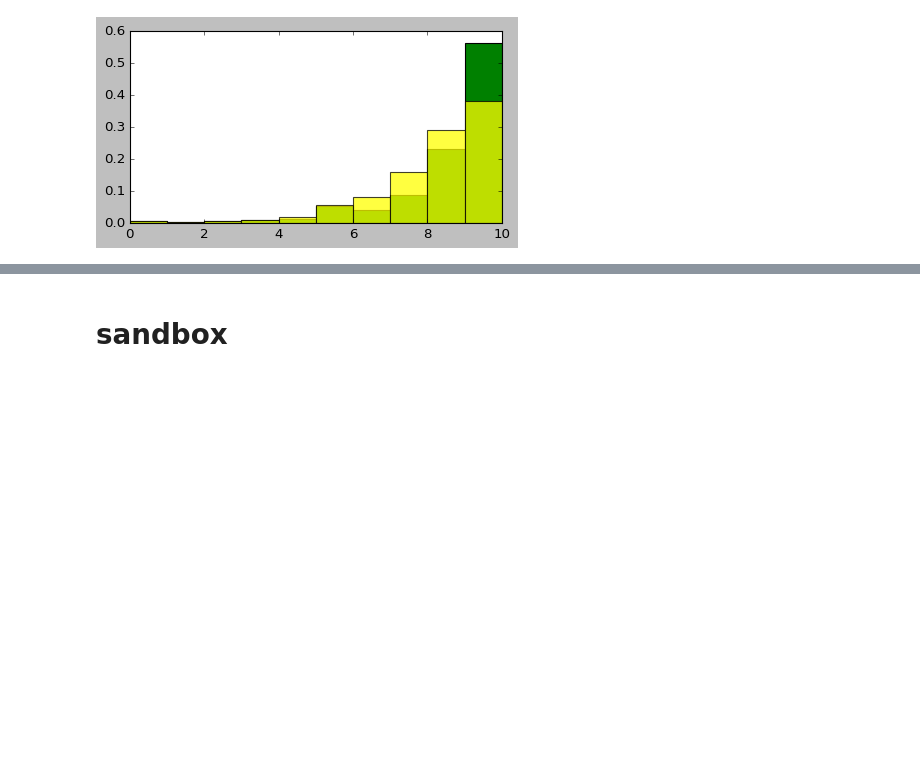
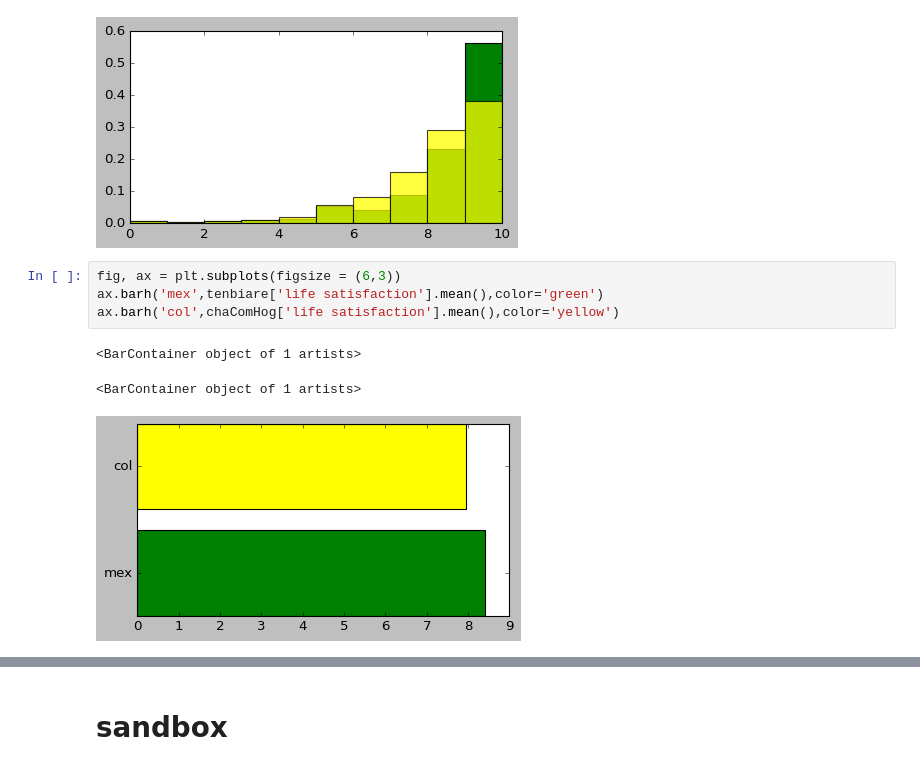
Before and after one commit to theaok/linaColMex, a Jupyter notebook: linaColMex.ipynb, the cells around one changed output, grey strips where cells are left out. Drawn from its saved outputs; the diff is of its cells as text; blank space fills up the shorter version.

```diff
--- a/linaColMex.ipynb
+++ b/linaColMex.ipynb
@@ -913,3 +913,11 @@ ax.hist(chaComHog['life satisfaction'],alpha=.75,density=True,color='yellow')
  array([ 0.,  1.,  2.,  3.,  4.,  5.,  6.,  7.,  8.,  9., 10.]),
  <BarContainer object of 10 artists>)
 [figure]
+# %%
+fig, ax = plt.subplots(figsize = (6,3))
+ax.barh('mex',tenbiare['life satisfaction'].mean(),color='green')
+ax.barh('col',chaComHog['life satisfaction'].mean(),color='yellow')
+# %% [output]
+<BarContainer object of 1 artists>
+<BarContainer object of 1 artists>
+[figure, added]
```
Also changed, not shown: parts of 1 cell of this notebook.
